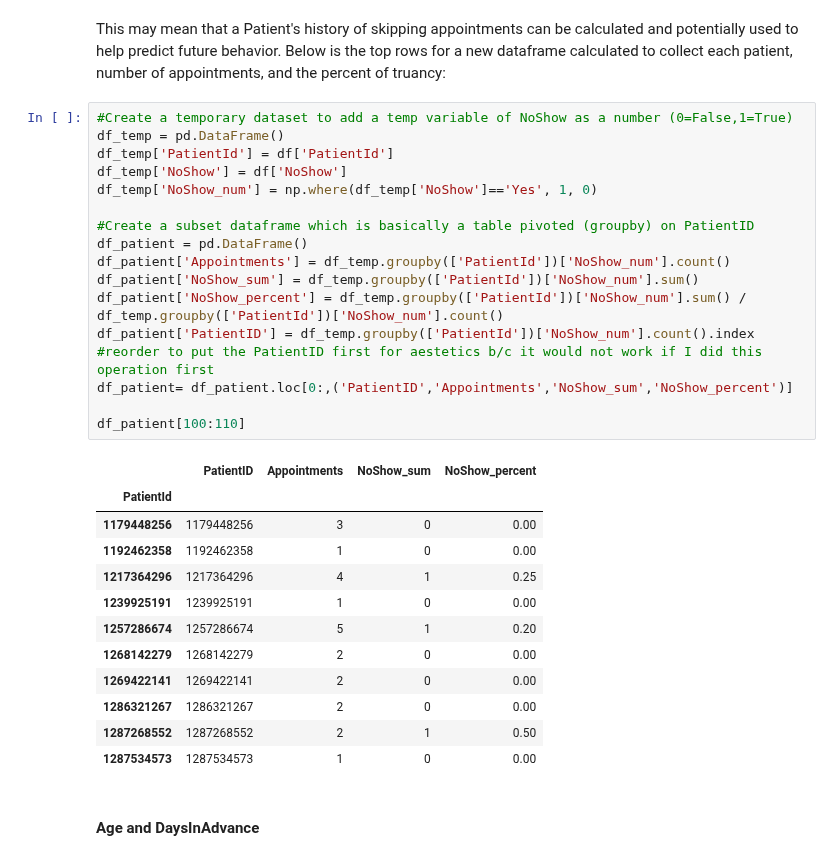
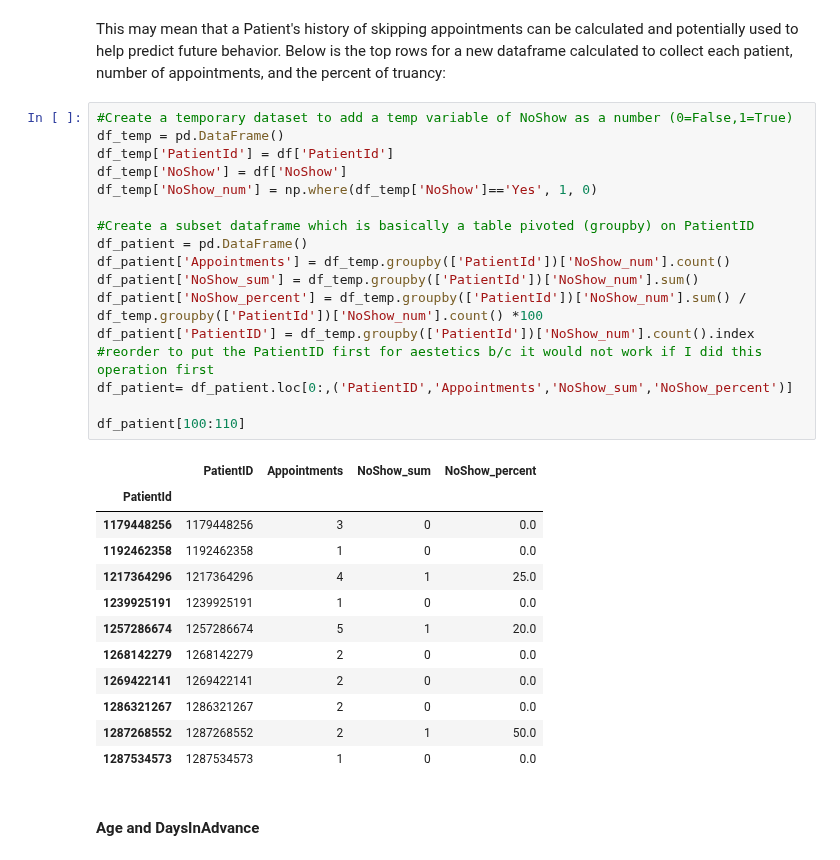
Before and after one commit to cdmorgan103/7331DataMiningNoShow, a Jupyter notebook: 7331DataMiningNoShow.ipynb, the cells around one changed output. Saved outputs shown, nothing was run; the diff lists cells and outputs as text.

Commit message:
Changed percentage for patient ID * 100

```diff
--- a/7331DataMiningNoShow.ipynb
+++ b/7331DataMiningNoShow.ipynb
@@ -357,33 +357,33 @@ This may mean that a Patient's history of skipping appointments can be calculate
 # %%
 #Create a temporary dataset to add a temp variable of NoShow as a number (0=False,1=True)
 df_temp = pd.DataFrame()
 df_temp['PatientId'] = df['PatientId']
 df_temp['NoShow'] = df['NoShow']
 df_temp['NoShow_num'] = np.where(df_temp['NoShow']=='Yes', 1, 0)
 
 #Create a subset dataframe which is basically a table pivoted (groupby) on PatientID
 df_patient = pd.DataFrame()
 df_patient['Appointments'] = df_temp.groupby(['PatientId'])['NoShow_num'].count()
 df_patient['NoShow_sum'] = df_temp.groupby(['PatientId'])['NoShow_num'].sum()
-df_patient['NoShow_percent'] = df_temp.groupby(['PatientId'])['NoShow_num'].sum() / df_temp.groupby(['PatientId'])['NoShow_num'].count()
+df_patient['NoShow_percent'] = df_temp.groupby(['PatientId'])['NoShow_num'].sum() / df_temp.groupby(['PatientId'])['NoShow_num'].count() *100
 df_patient['PatientID'] = df_temp.groupby(['PatientId'])['NoShow_num'].count().index
 #reorder to put the PatientID first for aestetics b/c it would not work if I did this operation first
 df_patient= df_patient.loc[0:,('PatientID','Appointments','NoShow_sum','NoShow_percent')]
 
 df_patient[100:110]
 # %% [output]
 |  | PatientID | Appointments | NoShow_sum | NoShow_percent |
 | PatientId |  |  |  |  |
-| 1179448256 | 1179448256 | 3 | 0 | 0.00 |
-| 1192462358 | 1192462358 | 1 | 0 | 0.00 |
-| 1217364296 | 1217364296 | 4 | 1 | 0.25 |
-| 1239925191 | 1239925191 | 1 | 0 | 0.00 |
-| 1257286674 | 1257286674 | 5 | 1 | 0.20 |
-| 1268142279 | 1268142279 | 2 | 0 | 0.00 |
-| 1269422141 | 1269422141 | 2 | 0 | 0.00 |
-| 1286321267 | 1286321267 | 2 | 0 | 0.00 |
-| 1287268552 | 1287268552 | 2 | 1 | 0.50 |
-| 1287534573 | 1287534573 | 1 | 0 | 0.00 |
+| 1179448256 | 1179448256 | 3 | 0 | 0.0 |
+| 1192462358 | 1192462358 | 1 | 0 | 0.0 |
+| 1217364296 | 1217364296 | 4 | 1 | 25.0 |
+| 1239925191 | 1239925191 | 1 | 0 | 0.0 |
+| 1257286674 | 1257286674 | 5 | 1 | 20.0 |
+| 1268142279 | 1268142279 | 2 | 0 | 0.0 |
+| 1269422141 | 1269422141 | 2 | 0 | 0.0 |
+| 1286321267 | 1286321267 | 2 | 0 | 0.0 |
+| 1287268552 | 1287268552 | 2 | 1 | 50.0 |
+| 1287534573 | 1287534573 | 1 | 0 | 0.0 |
 # %% [markdown]
 #### Age and DaysInAdvance
 # %%
```
Also changed, not shown: parts of 7 cells of this notebook.
